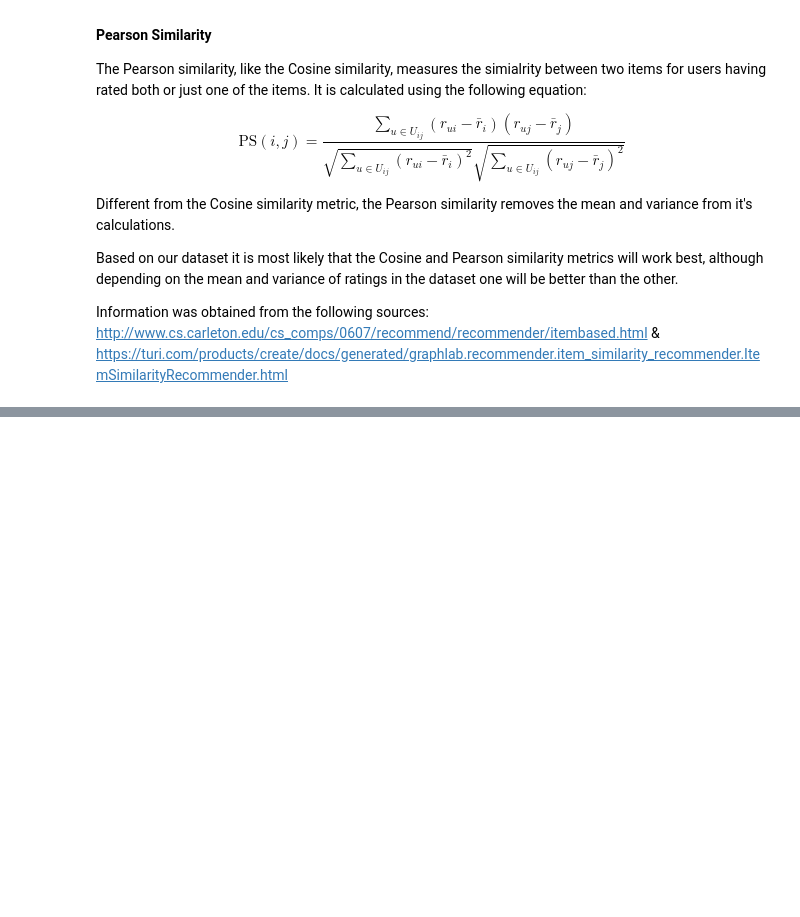
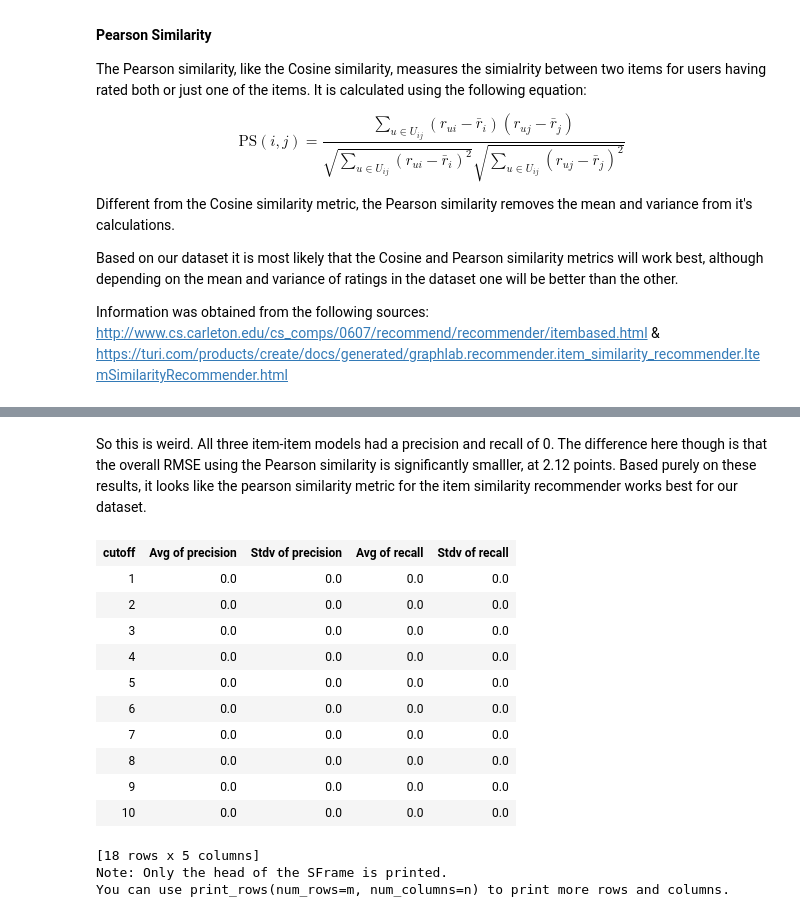
Before and after one commit to mg826/Data_Mining, a Jupyter notebook: Lab3_Dating_Recommender/Project3 Data Mining.ipynb, the cells around one changed output, grey strips where cells are left out. Drawn from its saved outputs; the diff is of its cells as text; code cells hidden in the pictures; blank space fills up the shorter version.

Commit message:
Updated business understanding, added in item-item

```diff
--- a/Lab3_Dating_Recommender/Project3 Data Mining.ipynb
+++ b/Lab3_Dating_Recommender/Project3 Data Mining.ipynb
@@ -50,0 +145,26 @@ Information was obtained from the following sources: http://www.cs.carleton.edu/
+# %%
+# establish main training and test sets
+# only use high rated as test
+high_rated = ratings[ratings['score'] >= 7]
+low_rated = ratings[ratings['score'] < 7]
+
+train_data_1, test = gl.recommender.util.random_split_by_user(high_rated,
+                                                              user_id='user_id',
+                                                              item_id='user_rated',
+                                                              max_num_users=27000,
+                                                              item_test_proportion=0.2)
+train = train_data_1.append(low_rated)
+
+# now lets set up a validation set from our training data that we can grid search through in our lifetimes
+# on more complicated recommenders like ranked matrix factorization recommenders
+
+high_rated_sample = train[train['score'] >= 7]
+low_rated_sample = train[train['score'] < 7]
+
+
+train_sample_1, validation = gl.recommender.util.random_split_by_user(high_rated_sample,
+                                                                      user_id='user_id',
+                                                                      item_id='user_rated',
+                                                                      max_num_users=27000,
+                                                                      item_test_proportion=0.2)
+train_sample = train_sample_1.append(low_rated_sample)
@@ -50,0 +248,8 @@ Information was obtained from the following sources: http://www.cs.carleton.edu/
+# %%
+#the final (pearson) item-item recommender
+pearson_item_item = gl.recommender.item_similarity_recommender.create(train,
+                                                             user_id='user_id',
+                                                             item_id='user_rated',
+                                                             target='score',
+                                                             similarity_type='pearson',
+                                                             verbose=False)
@@ -50,0 +283,22 @@ Information was obtained from the following sources: http://www.cs.carleton.edu/
+# %% [markdown]
+So this is weird.  All three item-item models had a precision and recall of 0.  The difference here though is that the overall RMSE using the Pearson similarity is significantly smalller, at 2.12 points.  Based purely on these results, it looks like the pearson similarity metric for the item similarity recommender works best for our dataset.
+# %%
+#comparison to Cory's, double checking that it was 0.
+results = pearson_item_item.evaluate(validation, verbose=False)
+agg_results = [agg.AVG('precision'),agg.STD('precision'),agg.AVG('recall'),agg.STD('recall')]
+results['precision_recall_by_user'].groupby('cutoff',agg_results).sort('cutoff')
+# %% [output]
+| cutoff | Avg of precision | Stdv of precision | Avg of recall | Stdv of recall |
+| 1 | 0.0 | 0.0 | 0.0 | 0.0 |
+| 2 | 0.0 | 0.0 | 0.0 | 0.0 |
+| 3 | 0.0 | 0.0 | 0.0 | 0.0 |
+| 4 | 0.0 | 0.0 | 0.0 | 0.0 |
+| 5 | 0.0 | 0.0 | 0.0 | 0.0 |
+| 6 | 0.0 | 0.0 | 0.0 | 0.0 |
+| 7 | 0.0 | 0.0 | 0.0 | 0.0 |
+| 8 | 0.0 | 0.0 | 0.0 | 0.0 |
+| 9 | 0.0 | 0.0 | 0.0 | 0.0 |
+| 10 | 0.0 | 0.0 | 0.0 | 0.0 |
+[18 rows x 5 columns]
+Note: Only the head of the SFrame is printed.
+You can use print_rows(num_rows=m, num_columns=n) to print more rows and columns.
```
Also changed, not shown: parts of 22 cells of this notebook.
